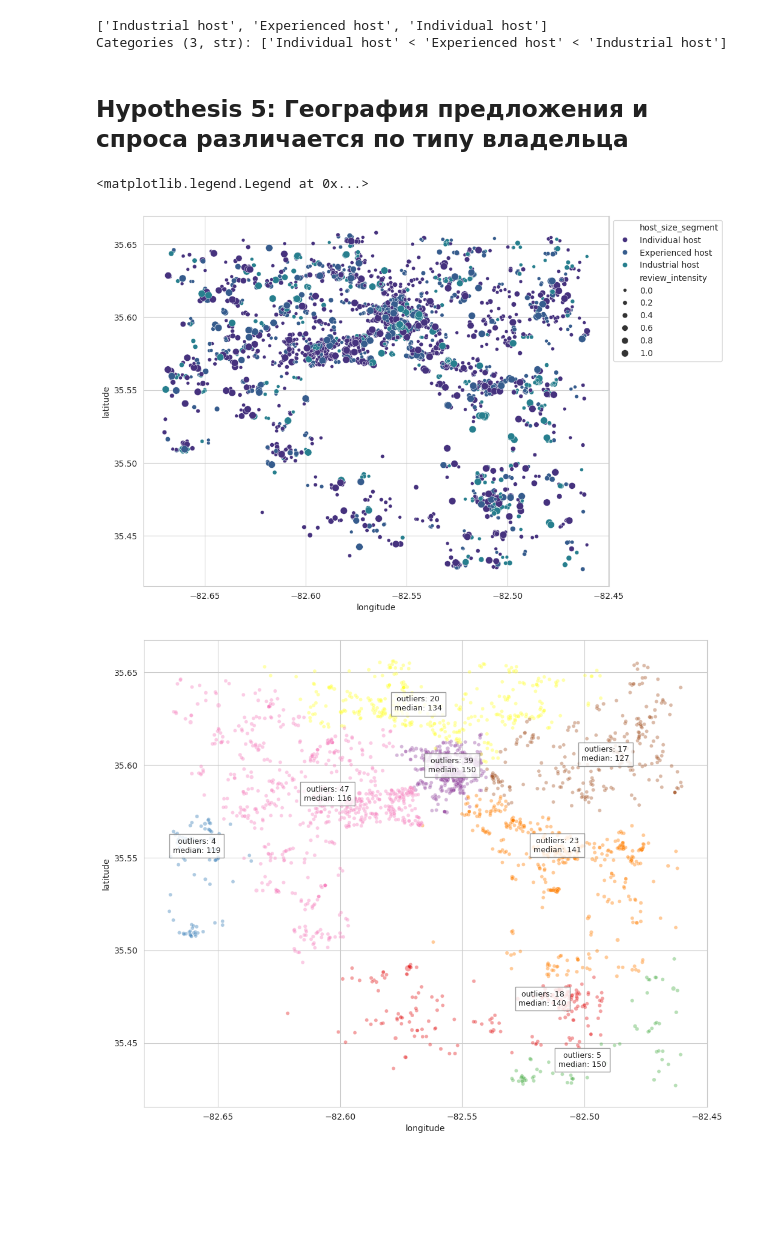
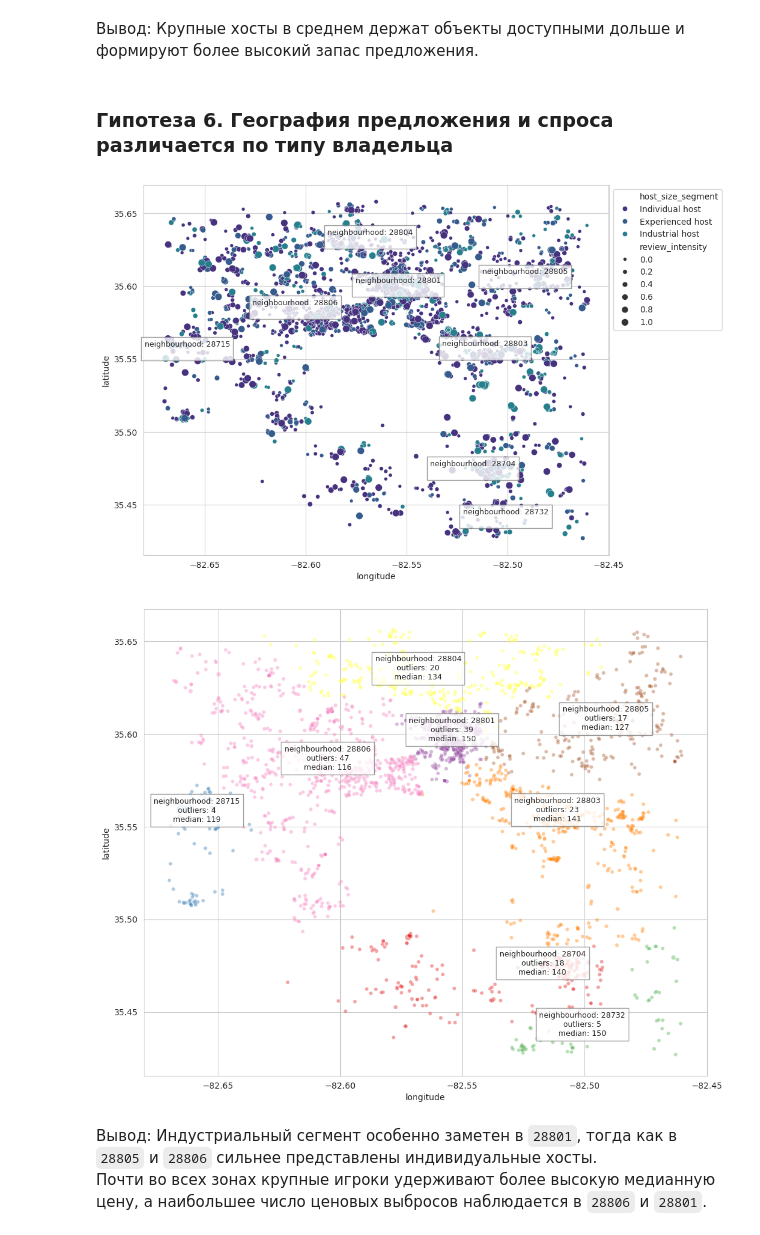
Before and after one commit to nikzhilin/exploratory-analytics, a Jupyter notebook: projects/airbnb_asheville_eda/notebooks/06_market_structure_and_geo.ipynb, the cells around one changed output. Drawn from its saved outputs; the diff is of its cells as text; code cells hidden in the pictures; blank space fills up the shorter version.

```diff
--- a/projects/airbnb_asheville_eda/notebooks/06_market_structure_and_geo.ipynb
+++ b/projects/airbnb_asheville_eda/notebooks/06_market_structure_and_geo.ipynb
@@ -236,24 +166,41 @@ max                NaN              NaN
-# %%
-listings["host_size_segment"].unique()
-# %% [output]
-['Industrial host', 'Experienced host', 'Individual host']
-Categories (3, str): ['Individual host' < 'Experienced host' < 'Industrial host']
+# %% [markdown]
+Вывод: Крупные хосты в среднем держат объекты доступными дольше и формируют более высокий запас предложения.
 # %% [markdown]
-## Hypothesis 5: География предложения и спроса различается по типу владельца
+### Гипотеза 6. География предложения и спроса различается по типу владельца
 # %%
 plt.figure(figsize=(10, 8))
 sns.scatterplot(
     data=listings,
     x="longitude",
     y="latitude",
     size="review_intensity",
     hue="host_size_segment",
 )
 
 plt.legend(bbox_to_anchor=(1, 1))
+
+centers = (
+    listings.groupby("neighbourhood")
+    .agg(
+        {
+            "longitude": "median",
+            "latitude": "median",
+        }
+    )
+    .reset_index()
+)
+
+for _, row in centers.iterrows():
+    plt.text(
+        row["longitude"],
+        row["latitude"],
+        f"neighbourhood: {int(row['neighbourhood'])}\n",
+        fontsize=9,
+        ha="center",
+        bbox=dict(facecolor="white", alpha=0.8, edgecolor="grey"),
+    )
 # %% [output]
-<matplotlib.legend.Legend at 0x...>
-[figure, old version]
+[figure, new version]
 # %%
 plt.figure(figsize=(12, 10))
 sns.scatterplot(
@@ -284,10 +231,13 @@ for _, row in centers.iterrows():
     plt.text(
         row["longitude"],
         row["latitude"],
-        f"outliers: {int(row['is_price_outlier'])}\nmedian: {int(row['price'])}",
+        f"neighbourhood: {int(row['neighbourhood'])}\noutliers: {int(row['is_price_outlier'])}\nmedian: {int(row['price'])}",
         fontsize=9,
         ha="center",
         bbox=dict(facecolor="white", alpha=0.8, edgecolor="grey"),
     )
 # %% [output]
-[figure, old version]
+[figure, new version]
+# %% [markdown]
+Вывод: Индустриальный сегмент особенно заметен в `28801`, тогда как в `28805` и `28806` сильнее представлены индивидуальные хосты.
+Почти во всех зонах крупные игроки удерживают более высокую медианную цену, а наибольшее число ценовых выбросов наблюдается в `28806` и `28801`.
```
Also changed, not shown: parts of 35 cells of this notebook, 8 other files.
